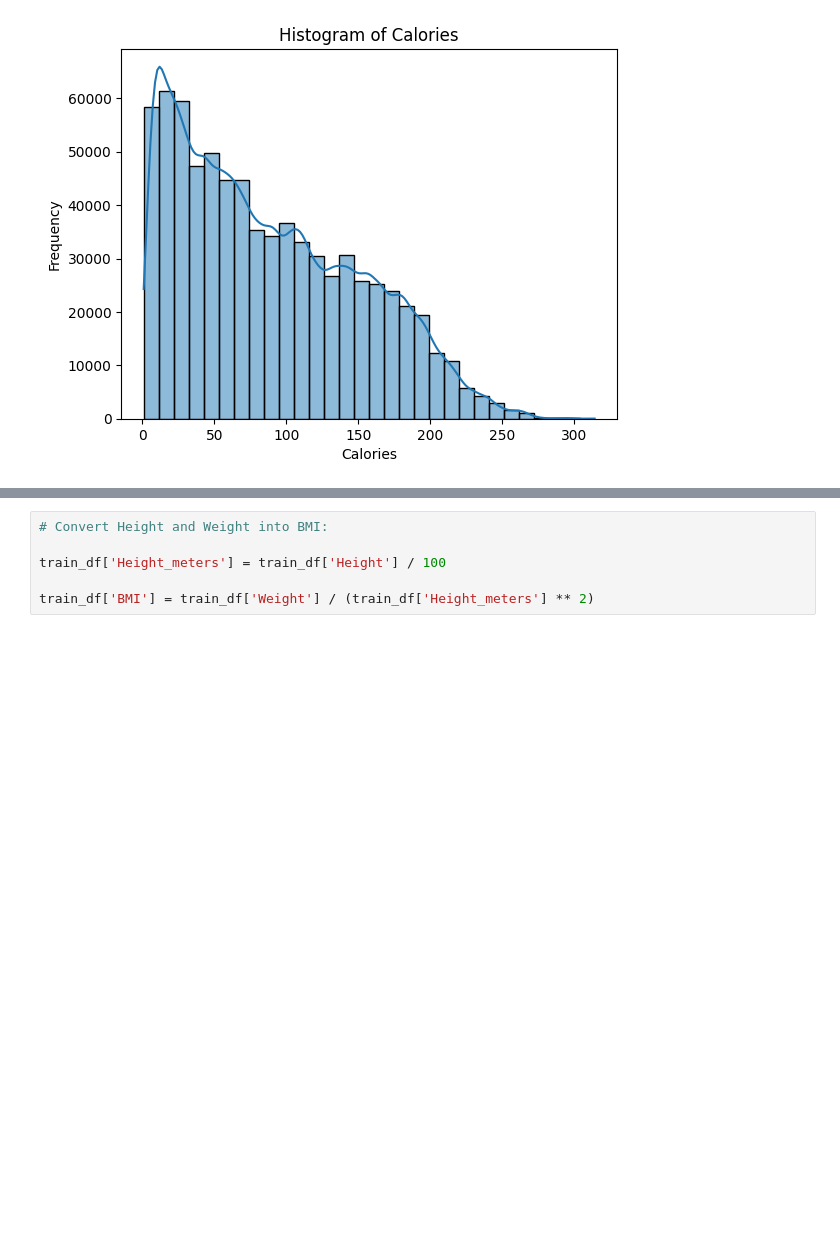
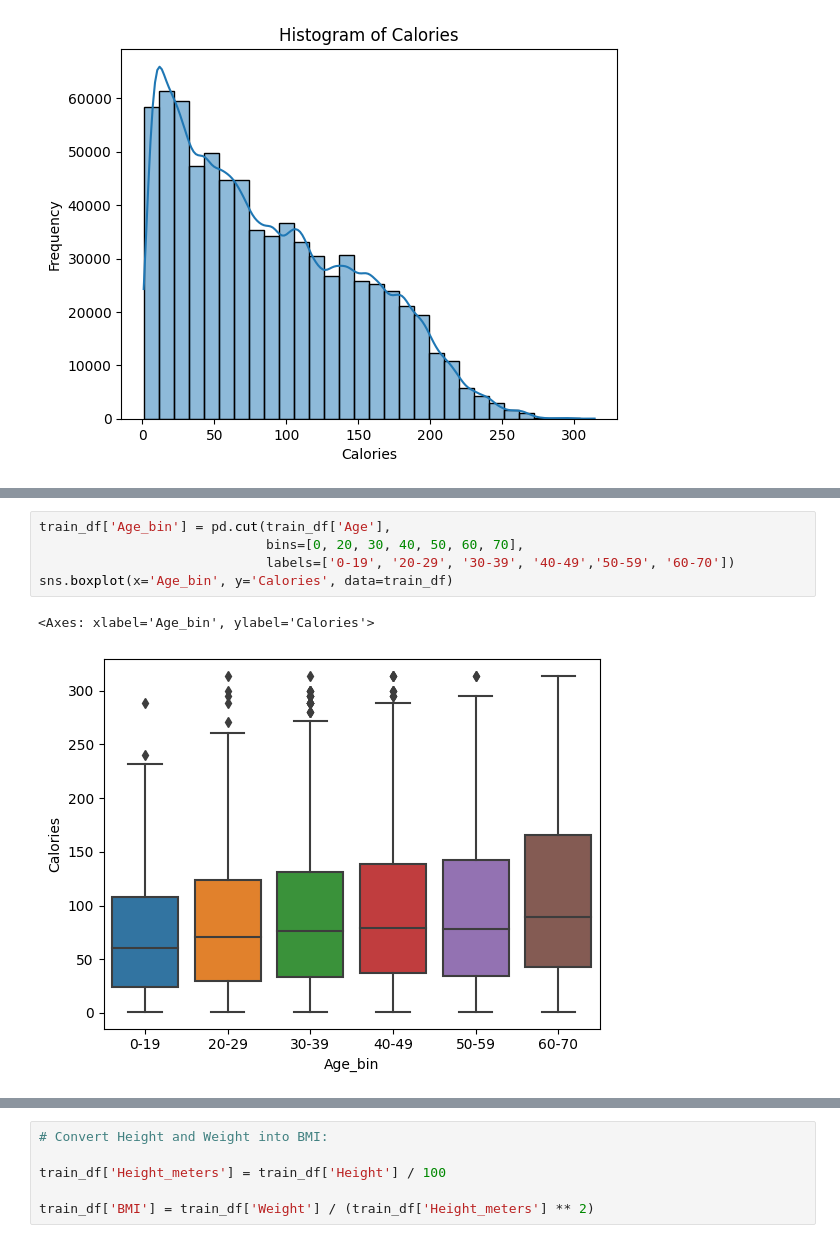
Before and after one commit to Daven88/Projects-David-Northey, a Jupyter notebook: predict-calorie-expenditure-dn-20250510.ipynb, the cells around one changed output, grey strips where cells are left out. Drawn from its saved outputs; the diff is of its cells as text; blank space fills up the shorter version.

```diff
--- a/predict-calorie-expenditure-dn-20250510.ipynb
+++ b/predict-calorie-expenditure-dn-20250510.ipynb
@@ -181,0 +194,8 @@ plt.show()
+# %%
+train_df['Age_bin'] = pd.cut(train_df['Age'],
+                             bins=[0, 20, 30, 40, 50, 60, 70],
+                             labels=['0-19', '20-29', '30-39', '40-49','50-59', '60-70'])
+sns.boxplot(x='Age_bin', y='Calories', data=train_df)
+# %% [output]
+<Axes: xlabel='Age_bin', ylabel='Calories'>
+[figure, added]
```
Also changed, not shown: parts of 9 cells of this notebook.
